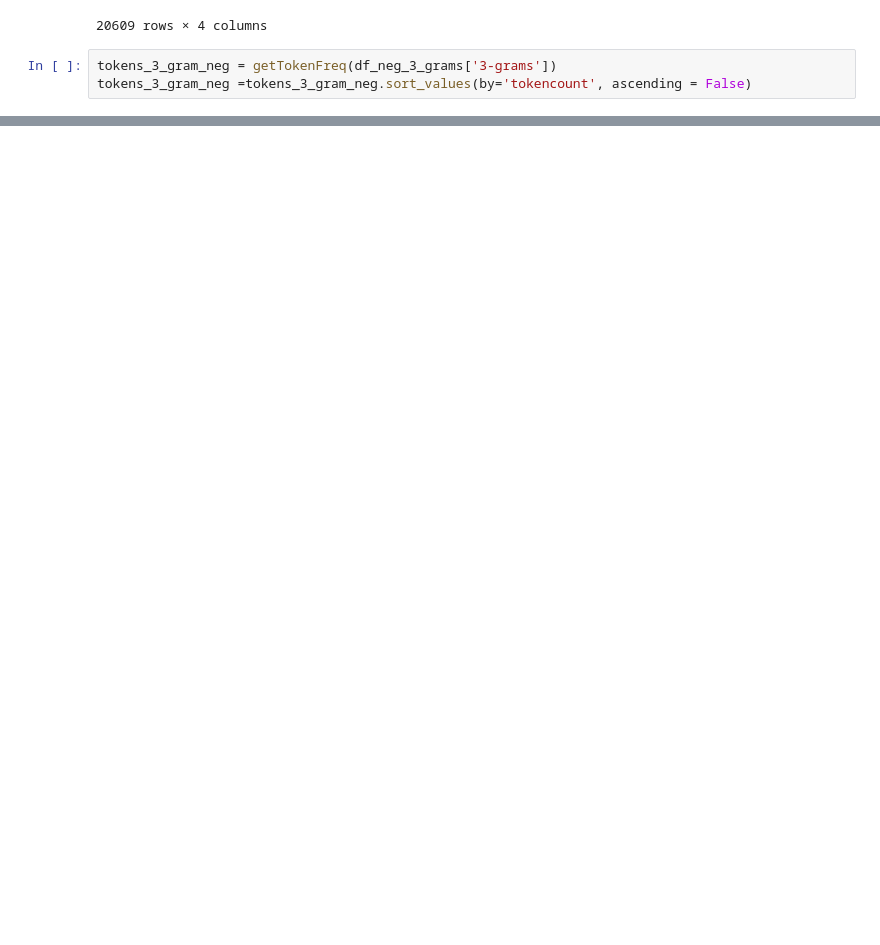
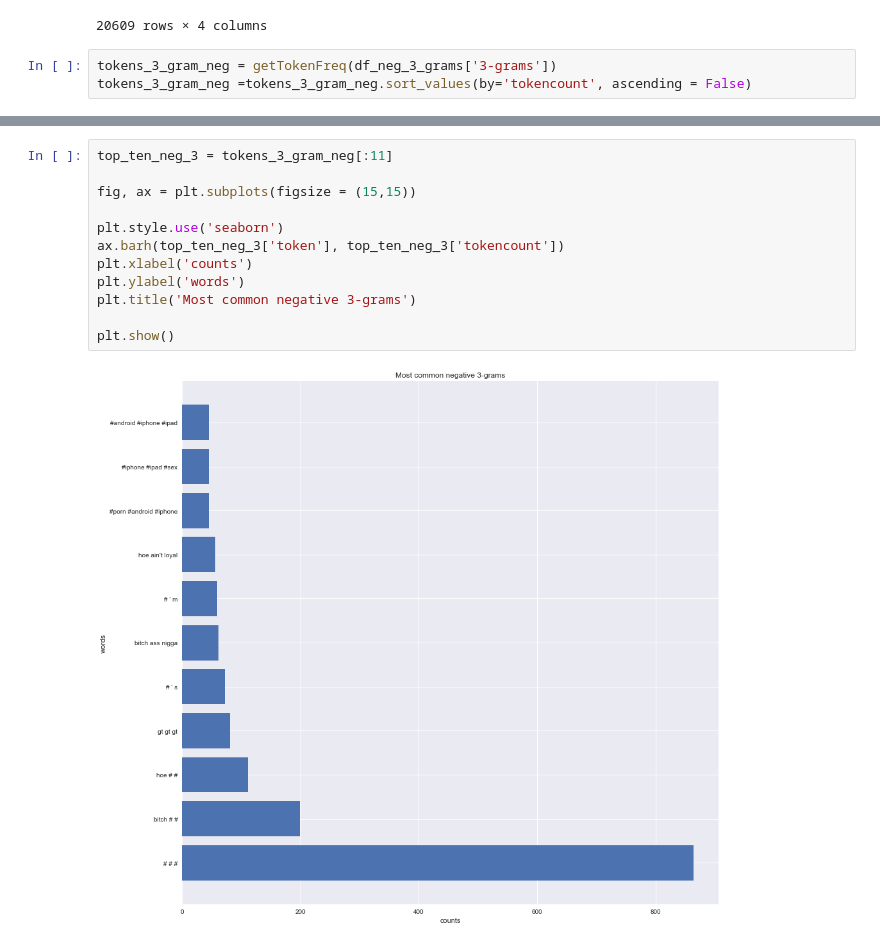
Before and after one commit to shilpakancharla/hate-speech, a Jupyter notebook: classifier/Exploration.ipynb, the cells around one changed output, grey strips where cells are left out. Cells and saved outputs as stored; diff of their text form; blank space fills up the shorter version.

```diff
--- a/classifier/Exploration.ipynb
+++ b/classifier/Exploration.ipynb
@@ -476,0 +477,14 @@ plt.show()
+# %%
+top_ten_neg_3 = tokens_3_gram_neg[:11]
+
+fig, ax = plt.subplots(figsize = (15,15))
+
+plt.style.use('seaborn')
+ax.barh(top_ten_neg_3['token'], top_ten_neg_3['tokencount'])
+plt.xlabel('counts')
+plt.ylabel('words')
+plt.title('Most common negative 3-grams')
+
+plt.show()
+# %% [output]
+[figure, added]
```
Also changed, not shown: parts of 2 cells of this notebook, 18 other files.
